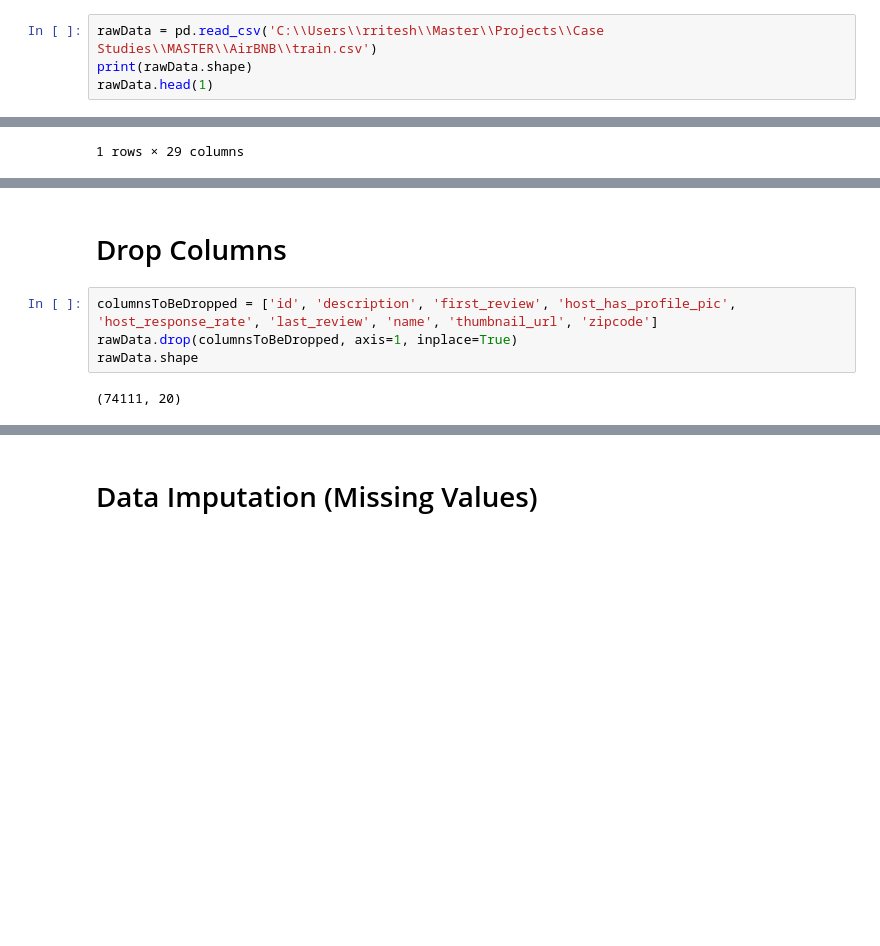
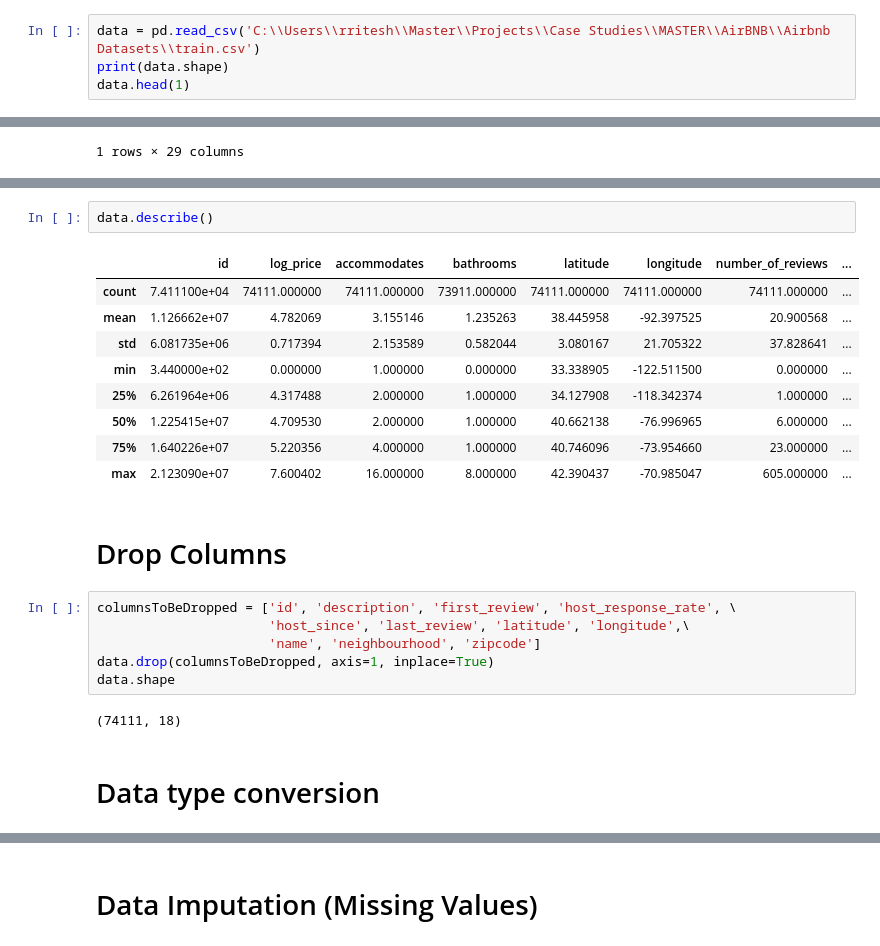
Before and after one commit to langzippkk/Data-Sciences-Case-Studies, a Jupyter notebook: AirBNB/AirBNB Analysis.ipynb, the cells around one changed output, grey strips where cells are left out. Drawn from its saved outputs; the diff is of its cells as text; blank space fills up the shorter version.

```diff
--- a/AirBNB/AirBNB Analysis.ipynb
+++ b/AirBNB/AirBNB Analysis.ipynb
@@ -3,7 +5,7 @@ import pandas as pd
 # %%
-rawData = pd.read_csv('C:\\Users\\rritesh\\Master\\Projects\\Case Studies\\MASTER\\AirBNB\\train.csv')
-print(rawData.shape)
-rawData.head(1)
+data = pd.read_csv('C:\\Users\\rritesh\\Master\\Projects\\Case Studies\\MASTER\\AirBNB\\Airbnb Datasets\\train.csv')
+print(data.shape)
+data.head(1)
 # %% [output]
 (74111, 29)
 |  | id | log_price | property_type | room_type | amenities | accommodates | bathrooms | bed_type | ... |
@@ -38,8 +36,24 @@ for c in rawData.columns:
+# %%
+data.describe()
+# %% [output]
+|  | id | log_price | accommodates | bathrooms | latitude | longitude | number_of_reviews | ... |
+| count | 7.411100e+04 | 74111.000000 | 74111.000000 | 73911.000000 | 74111.000000 | 74111.000000 | 74111.000000 | ... |
+| mean | 1.126662e+07 | 4.782069 | 3.155146 | 1.235263 | 38.445958 | -92.397525 | 20.900568 | ... |
+| std | 6.081735e+06 | 0.717394 | 2.153589 | 0.582044 | 3.080167 | 21.705322 | 37.828641 | ... |
+| min | 3.440000e+02 | 0.000000 | 1.000000 | 0.000000 | 33.338905 | -122.511500 | 0.000000 | ... |
+| 25% | 6.261964e+06 | 4.317488 | 2.000000 | 1.000000 | 34.127908 | -118.342374 | 1.000000 | ... |
+| 50% | 1.225415e+07 | 4.709530 | 2.000000 | 1.000000 | 40.662138 | -76.996965 | 6.000000 | ... |
+| 75% | 1.640226e+07 | 5.220356 | 4.000000 | 1.000000 | 40.746096 | -73.954660 | 23.000000 | ... |
+| max | 2.123090e+07 | 7.600402 | 16.000000 | 8.000000 | 42.390437 | -70.985047 | 605.000000 | ... |
 # %% [markdown]
 # Drop Columns
 # %%
-columnsToBeDropped = ['id', 'description', 'first_review', 'host_has_profile_pic', 'host_response_rate', 'last_review', 'name', 'thumbnail_url', 'zipcode']
-rawData.drop(columnsToBeDropped, axis=1, inplace=True)
-rawData.shape
+columnsToBeDropped = ['id', 'description', 'first_review', 'host_response_rate', \
+                      'host_since', 'last_review', 'latitude', 'longitude',\
+                      'name', 'neighbourhood', 'zipcode']
+data.drop(columnsToBeDropped, axis=1, inplace=True)
+data.shape
 # %% [output]
-(74111, 20)
+(74111, 18)
+# %% [markdown]
+# Data type conversion
```
Also changed, not shown: parts of 24 cells of this notebook, 4 other files.
